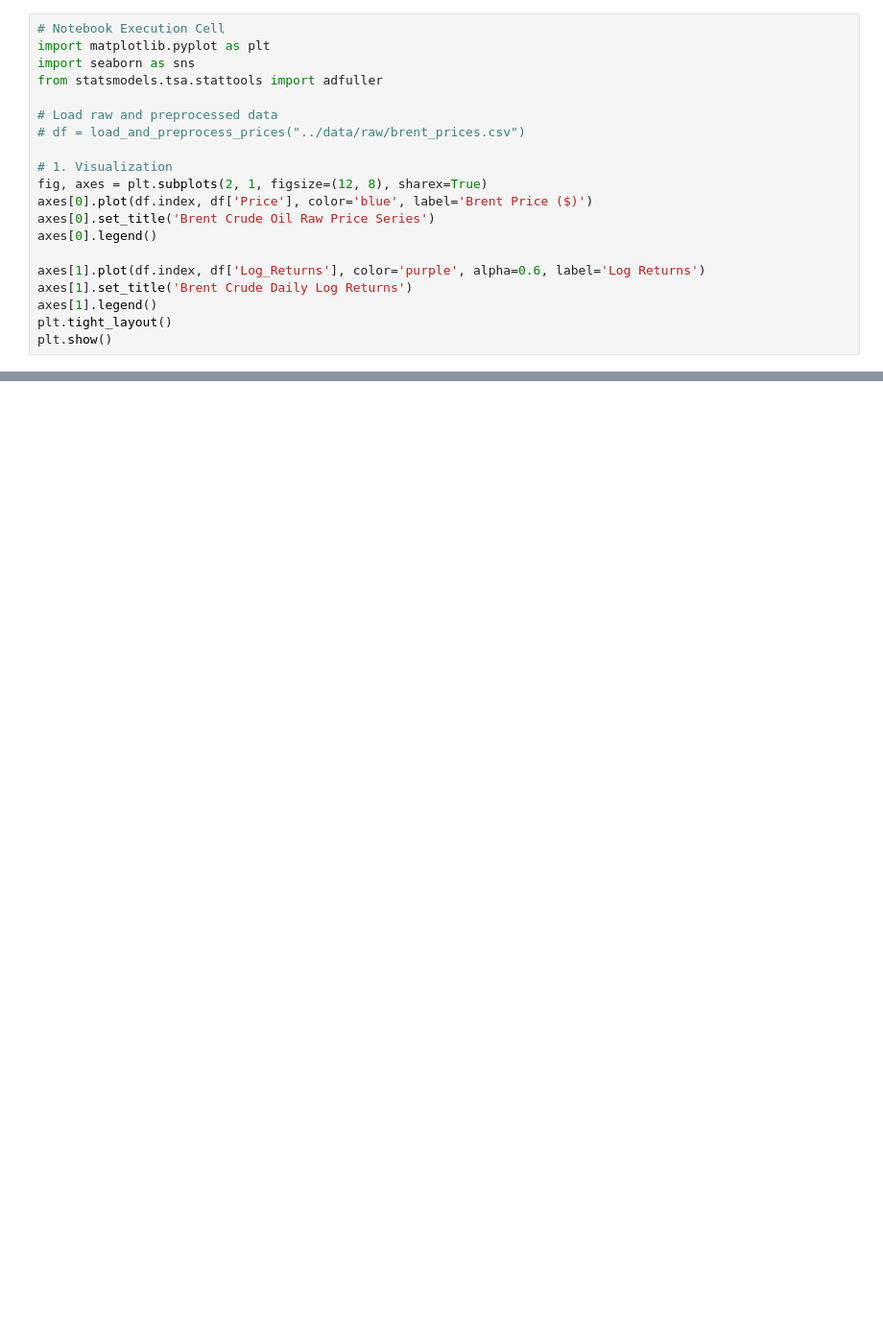
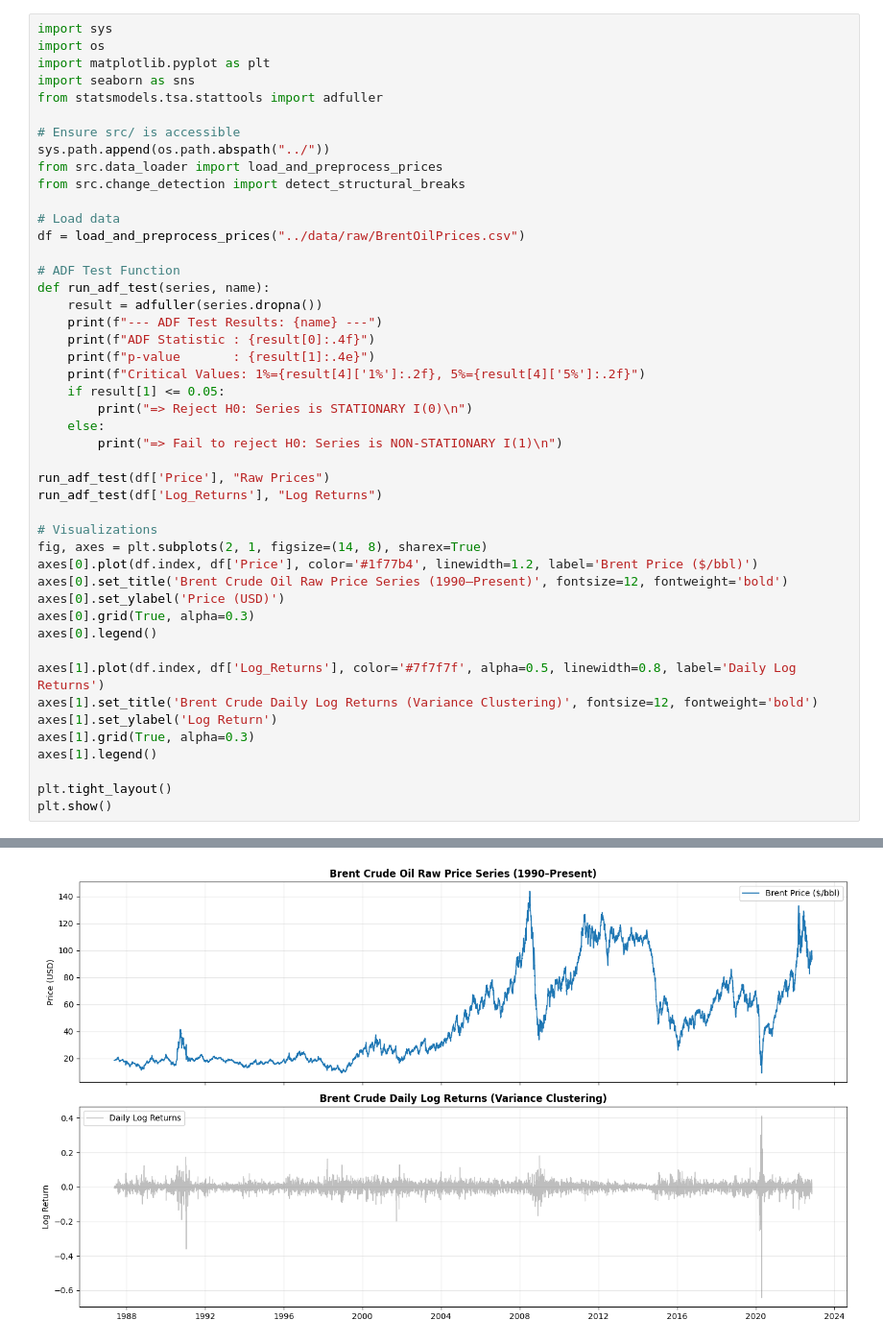
Before and after one commit to Elsh41/Change-Point-Analysis, a Jupyter notebook: notebooks/01_eda_and_change_points.ipynb, the cells around one changed output, grey strips where cells are left out. Shown at 96% size. Cells and saved outputs as stored; diff of their text form; blank space fills up the shorter version.

```diff
--- a/notebooks/01_eda_and_change_points.ipynb
+++ b/notebooks/01_eda_and_change_points.ipynb
@@ -1,21 +1,47 @@
 # %%
-# Notebook Execution Cell
+import sys
+import os
 import matplotlib.pyplot as plt
 import seaborn as sns
 from statsmodels.tsa.stattools import adfuller
 
-# Load raw and preprocessed data
-# df = load_and_preprocess_prices("../data/raw/brent_prices.csv")
+# Ensure src/ is accessible
+sys.path.append(os.path.abspath("../"))
+from src.data_loader import load_and_preprocess_prices
+from src.change_detection import detect_structural_breaks
 
-# 1. Visualization
-fig, axes = plt.subplots(2, 1, figsize=(12, 8), sharex=True)
-axes[0].plot(df.index, df['Price'], color='blue', label='Brent Price ($)')
-axes[0].set_title('Brent Crude Oil Raw Price Series')
+# Load data
+df = load_and_preprocess_prices("../data/raw/BrentOilPrices.csv")
+
+# ADF Test Function
+def run_adf_test(series, name):
+    result = adfuller(series.dropna())
+    print(f"--- ADF Test Results: {name} ---")
+    print(f"ADF Statistic : {result[0]:.4f}")
+    print(f"p-value       : {result[1]:.4e}")
+    print(f"Critical Values: 1%={result[4]['1%']:.2f}, 5%={result[4]['5%']:.2f}")
+    if result[1] <= 0.05:
+        print("=> Reject H0: Series is STATIONARY I(0)\n")
+    else:
+        print("=> Fail to reject H0: Series is NON-STATIONARY I(1)\n")
+
+run_adf_test(df['Price'], "Raw Prices")
+run_adf_test(df['Log_Returns'], "Log Returns")
+
+# Visualizations
+fig, axes = plt.subplots(2, 1, figsize=(14, 8), sharex=True)
+axes[0].plot(df.index, df['Price'], color='#1f77b4', linewidth=1.2, label='Brent Price ($/bbl)')
+axes[0].set_title('Brent Crude Oil Raw Price Series (1990–Present)', fontsize=12, fontweight='bold')
+axes[0].set_ylabel('Price (USD)')
+axes[0].grid(True, alpha=0.3)
 axes[0].legend()
 
-axes[1].plot(df.index, df['Log_Returns'], color='purple', alpha=0.6, label='Log Returns')
-axes[1].set_title('Brent Crude Daily Log Returns')
+axes[1].plot(df.index, df['Log_Returns'], color='#7f7f7f', alpha=0.5, linewidth=0.8, label='Daily Log Returns')
+axes[1].set_title('Brent Crude Daily Log Returns (Variance Clustering)', fontsize=12, fontweight='bold')
+axes[1].set_ylabel('Log Return')
+axes[1].grid(True, alpha=0.3)
 axes[1].legend()
+
 plt.tight_layout()
 plt.show()
 # %% [output]
@@ -22,0 +59 @@ ModuleNotFoundError: No module named 'statsmodels'
+[figure, added]
```
Also changed, not shown: parts of 3 cells of this notebook, 7 other files.
